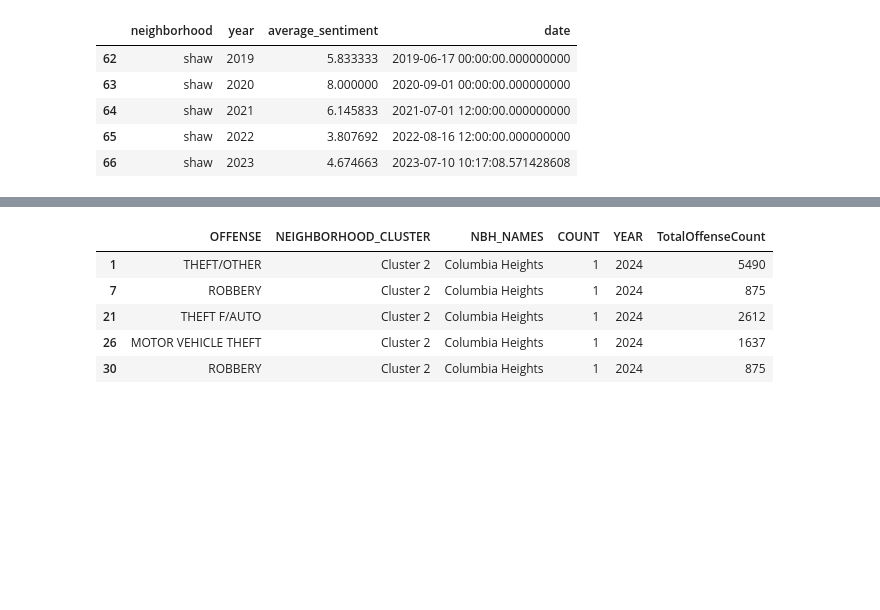
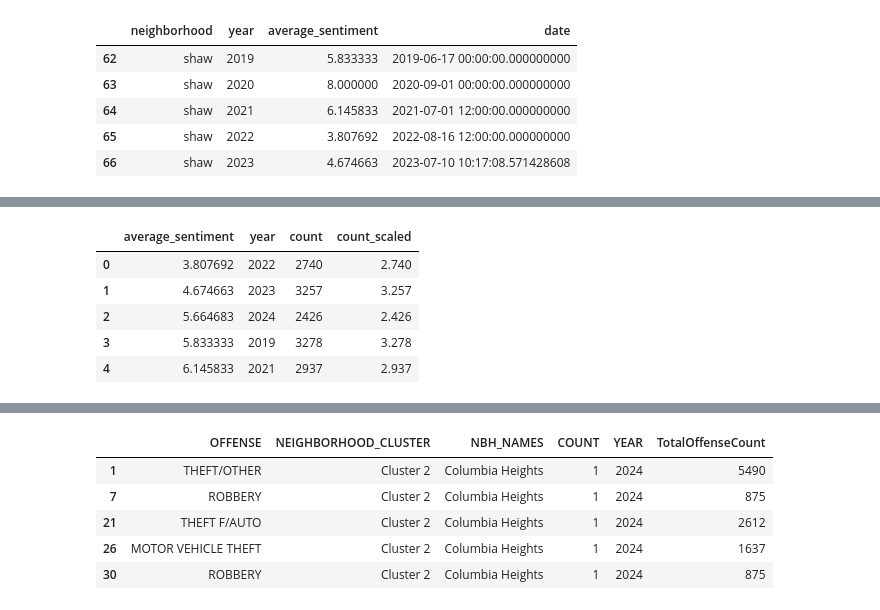
Before and after one commit to rebeccalwagner/PPOL_5203_FinalProject, a Jupyter notebook: files/visualizations/sentiment_actual_viz.ipynb, the cells around one changed output, grey strips where cells are left out. Drawn from its saved outputs; the diff is of its cells as text; code cells hidden in the pictures; blank space fills up the shorter version.

```diff
--- a/files/visualizations/sentiment_actual_viz.ipynb
+++ b/files/visualizations/sentiment_actual_viz.ipynb
@@ -115,0 +115,15 @@ shaw_sentiment_plot
+# %%
+count_df = (
+    merged_df.groupby(['average_sentiment', 'year'])
+    .size()
+    .reset_index(name='count')
+)
+count_df['count_scaled'] = count_df['count'] / 1000
+count_df.head()
+# %% [output]
+|  | average_sentiment | year | count | count_scaled |
+| 0 | 3.807692 | 2022 | 2740 | 2.740 |
+| 1 | 4.674663 | 2023 | 3257 | 3.257 |
+| 2 | 5.664683 | 2024 | 2426 | 2.426 |
+| 3 | 5.833333 | 2019 | 3278 | 3.278 |
+| 4 | 6.145833 | 2021 | 2937 | 2.937 |
```
Also changed, not shown: parts of 2 cells of this notebook, 1 other file.
